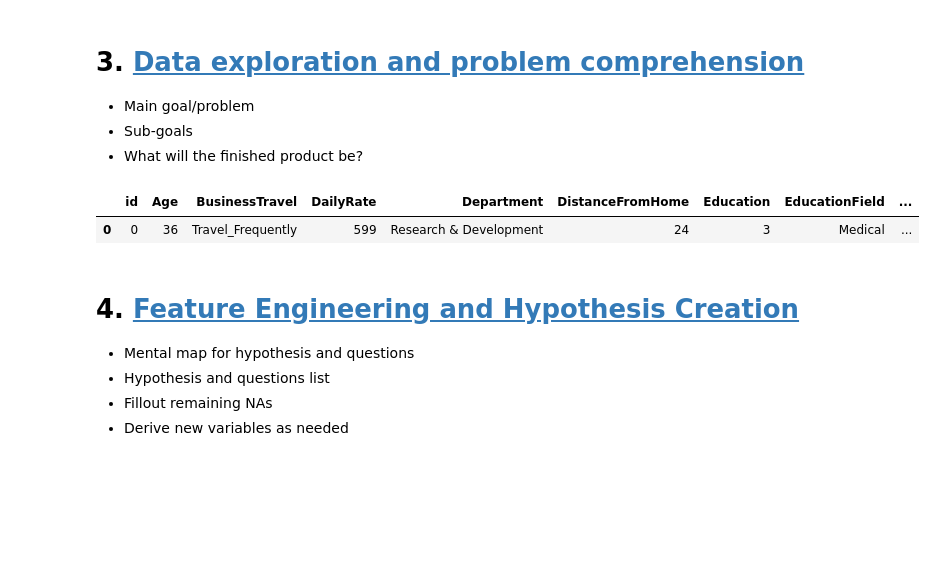
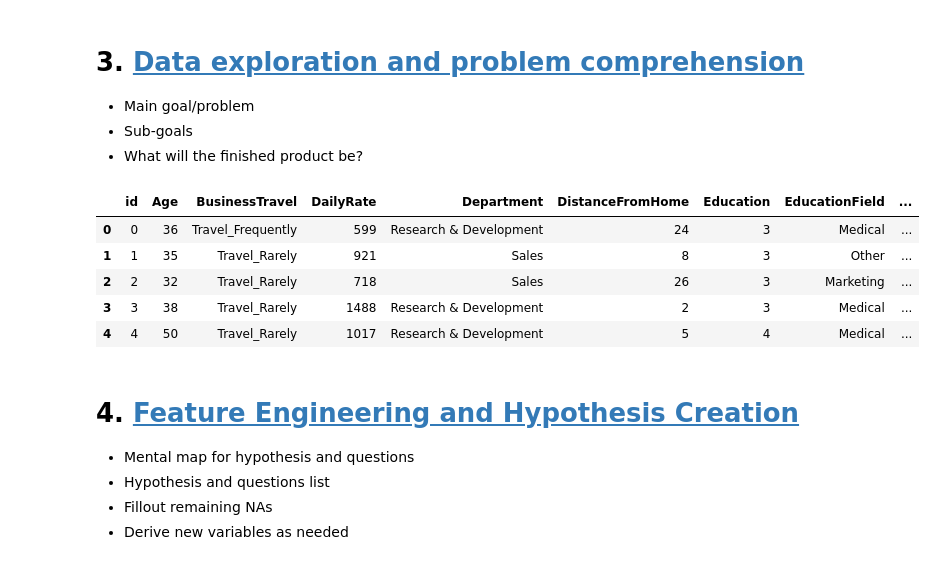
Before and after one commit to DataSolvers/IBM_EmployeeAttrition, a Jupyter notebook: notebooks/IBM_EmployeeAttrition.ipynb, the cells around one changed output. Cells and saved outputs as stored; diff of their text form; code cells hidden in the pictures; blank space fills up the shorter version.

```diff
--- a/notebooks/IBM_EmployeeAttrition.ipynb
+++ b/notebooks/IBM_EmployeeAttrition.ipynb
@@ -73,10 +73,14 @@ data = pd.read_csv("~/repos/DataSolvers/IBM_EmployeeAttrition/data/raw/train.csv
 - Sub-goals
 - What will the finished product be?
 # %%
-data.head(1)
+data.head()
 # %% [output]
 |  | id | Age | BusinessTravel | DailyRate | Department | DistanceFromHome | Education | EducationField | ... |
 | 0 | 0 | 36 | Travel_Frequently | 599 | Research & Development | 24 | 3 | Medical | ... |
+| 1 | 1 | 35 | Travel_Rarely | 921 | Sales | 8 | 3 | Other | ... |
+| 2 | 2 | 32 | Travel_Rarely | 718 | Sales | 26 | 3 | Marketing | ... |
+| 3 | 3 | 38 | Travel_Rarely | 1488 | Research & Development | 2 | 3 | Medical | ... |
+| 4 | 4 | 50 | Travel_Rarely | 1017 | Research & Development | 5 | 4 | Medical | ... |
 # %% [markdown]
 # 4. <a id='toc4_'></a>[Feature Engineering and Hypothesis Creation](#toc0_)
 - Mental map for hypothesis and questions
```
Also changed, not shown: parts of 13 cells of this notebook.
